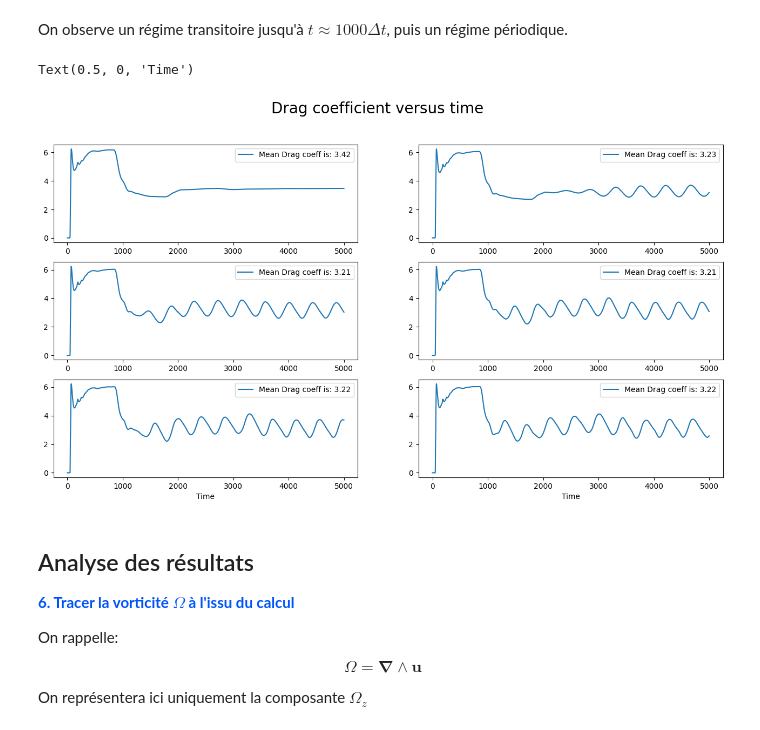
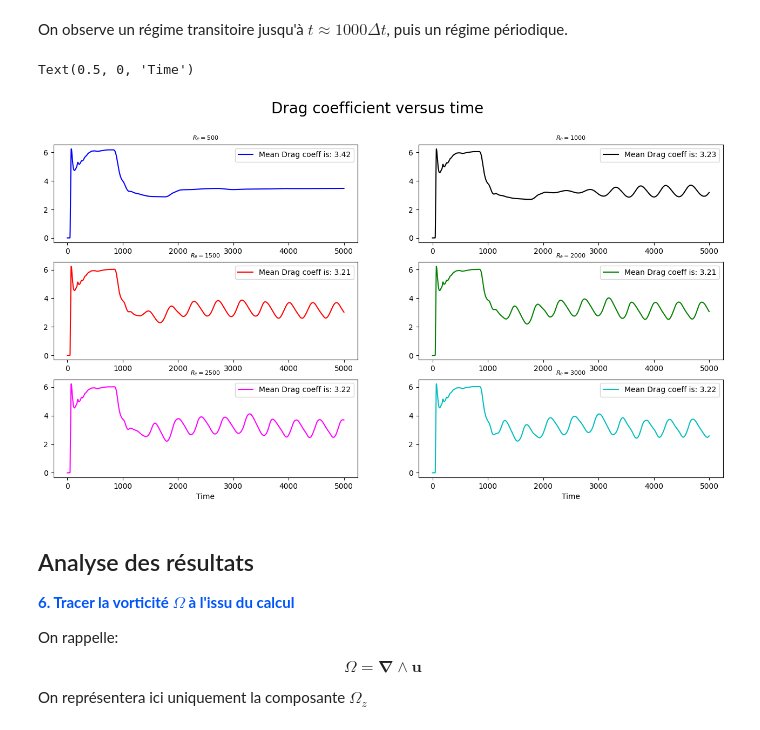
Before and after one commit to roomate/Lattice-Boltzmann-Method, a Jupyter notebook: TP3.ipynb, the cells around one changed output. Cells and saved outputs as stored; diff of their text form; code cells hidden in the pictures.

```diff
--- a/TP3.ipynb
+++ b/TP3.ipynb
@@ -408,22 +406,23 @@ On observe un régime transitoire jusqu'à $t\approx 1000 \Delta t$, puis un ré
 # %%
 import statistics
 fig, ax = plt.subplots(3,2, figsize = (16,8))
 plt.subplots_adjust(hspace = .2)
 fig.suptitle("Drag coefficient versus time", fontsize = 20)
-
+color = ['b', 'black', 'r', 'g', 'magenta', 'c']
 for i in range(6):
   ax_ = ax[i//2][i%2]
   mean = statistics.mean(Cd_list[i][2000:])
-  ax_.plot(Cd_list[i], label = f"Mean Drag coeff is: " + str(mean)[:4])
+  ax_.set_title(f"$R_e = $" + str(Re[i]), fontsize = 8)
+  ax_.plot(Cd_list[i], label = f"Mean Drag coeff is: " + str(mean)[:4], color = color[i])
   ax_.tick_params(axis = 'x', labelsize = '10')
   ax_.tick_params(axis = 'y', labelsize = '10')
   ax_.legend()
 
 ax[2,0].set_xlabel("Time")
 ax[2,1].set_xlabel("Time")
 # %% [output]
 Text(0.5, 0, 'Time')
-[figure, old version]
+[figure, new version]
 # %% [markdown]
 <h2>Analyse des résultats</h2>
 
```
Also changed, not shown: parts of 2 cells of this notebook.
